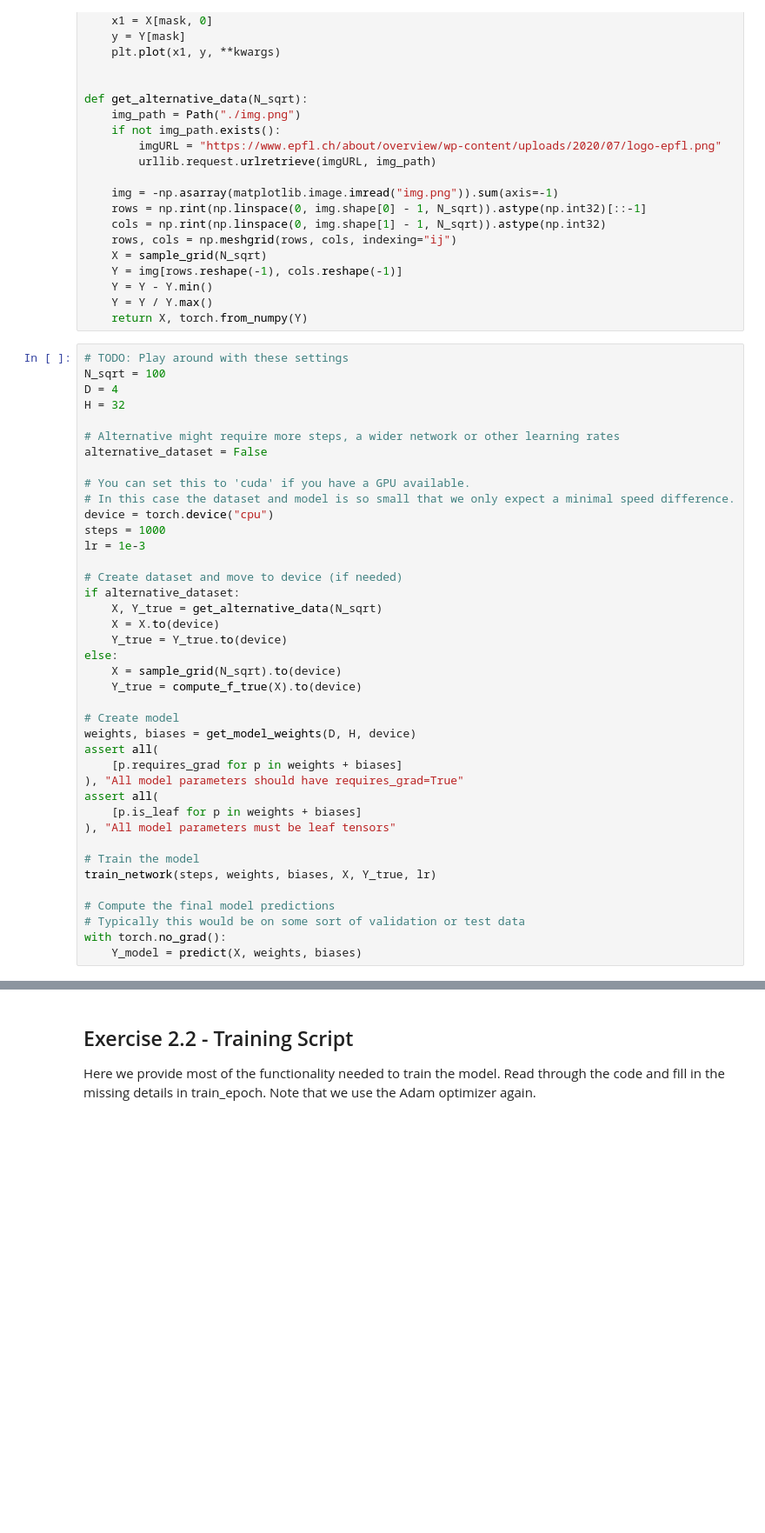
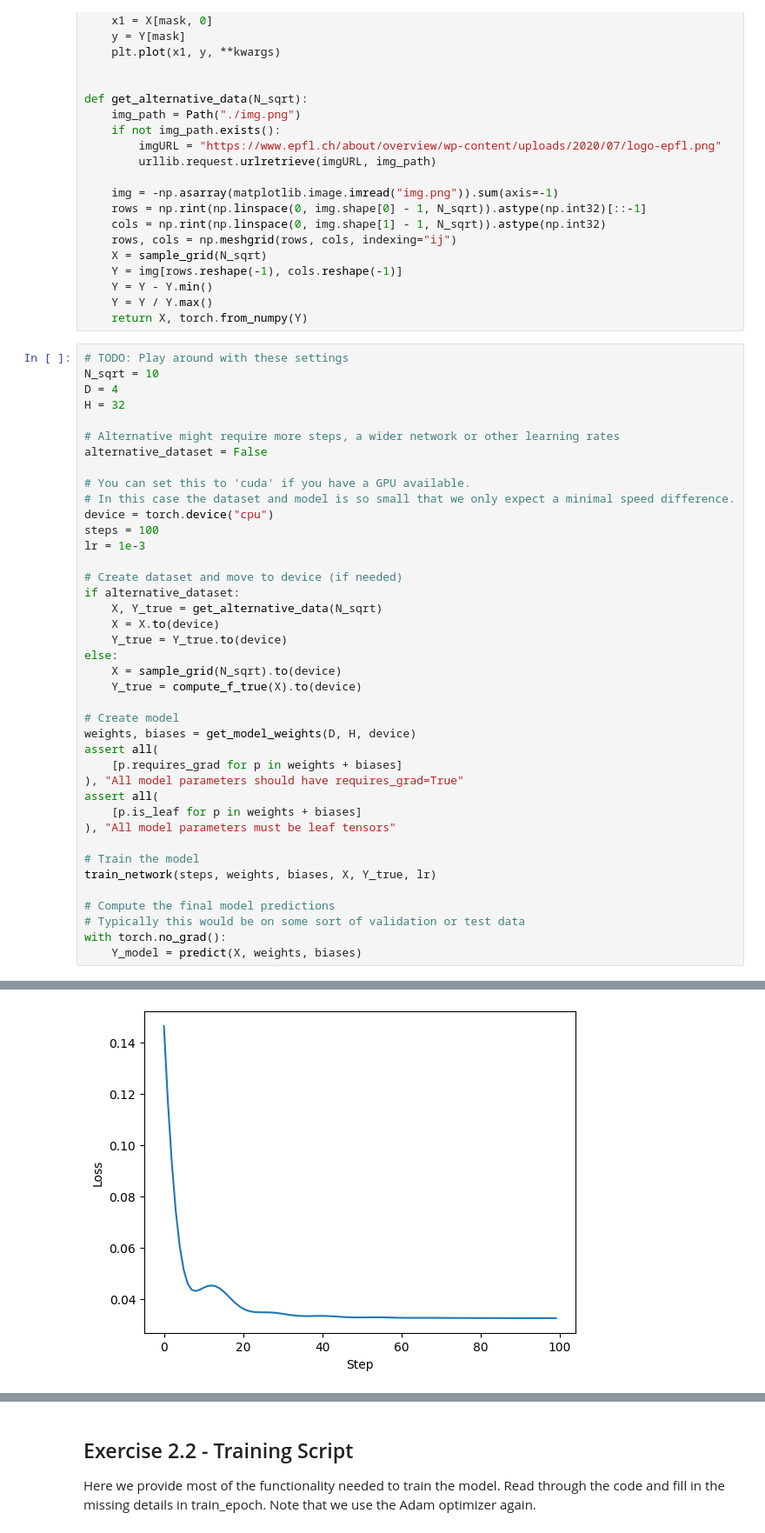
Before and after one commit to FarukZahiragic/ML_course, a Jupyter notebook: labs/ex07/template/ex07.ipynb, the cells around one changed output, grey strips where cells are left out. Shown at 87% size. Saved outputs shown, nothing was run; the diff lists cells and outputs as text; blank space fills up the shorter version.

```diff
--- a/labs/ex07/template/ex07.ipynb
+++ b/labs/ex07/template/ex07.ipynb
@@ -290,7 +290,7 @@ def get_alternative_data(N_sqrt):
     return X, torch.from_numpy(Y)
 # %%
 # TODO: Play around with these settings
-N_sqrt = 100
+N_sqrt = 10
 D = 4
 H = 32
 
@@ -300,7 +300,7 @@ alternative_dataset = False
 # You can set this to 'cuda' if you have a GPU available.
 # In this case the dataset and model is so small that we only expect a minimal speed difference.
 device = torch.device("cpu")
-steps = 1000
+steps = 100
 lr = 1e-3
 
 # Create dataset and move to device (if needed)
@@ -328,3 +328,4 @@ train_network(steps, weights, biases, X, Y_true, lr)
 # Typically this would be on some sort of validation or test data
 with torch.no_grad():
     Y_model = predict(X, weights, biases)
+# %% [output]
@@ -331,3 +333,4 @@ with torch.no_grad():
+[figure, added]
 # %%
 # Move things back to the CPU for plotting (if needed)
 X = X.cpu()
```
Also changed, not shown: parts of 3 cells of this notebook.
